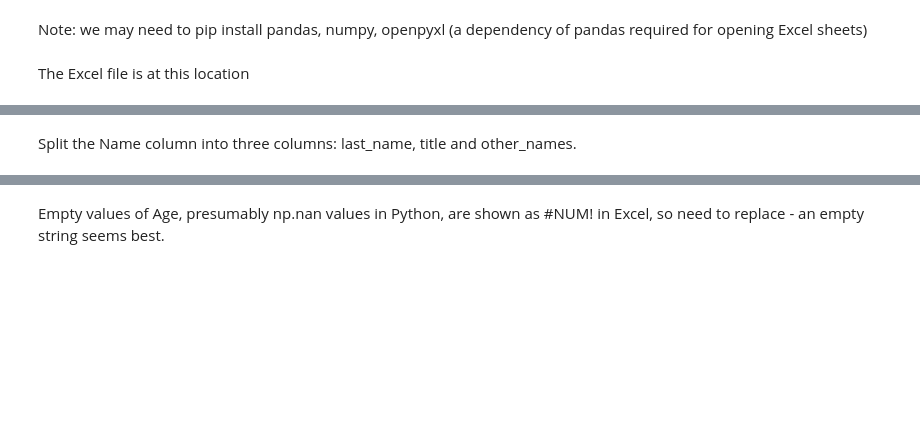
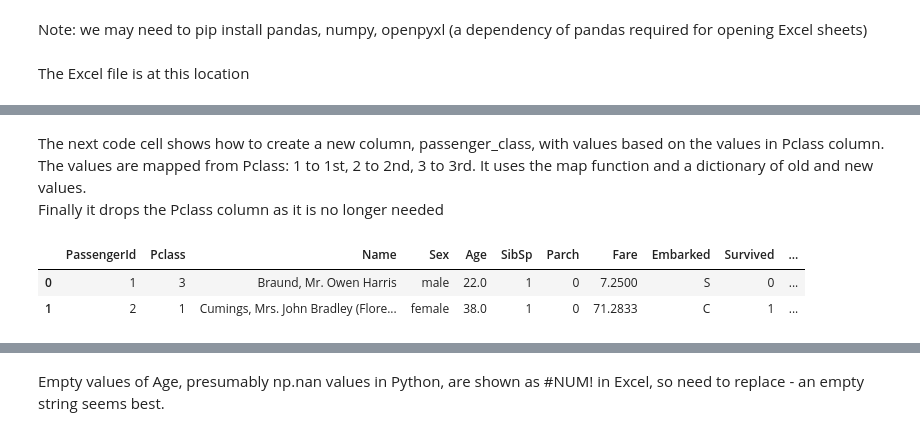
Before and after one commit to MarkWilcock/Python-Course, a Jupyter notebook: analyse data with pandas/pandas_titanic_answer.ipynb, the cells around one changed output, grey strips where cells are left out. Cells and saved outputs as stored; diff of their text form; code cells hidden in the pictures; blank space fills up the shorter version.

```diff
--- a/analyse data with pandas/pandas_titanic_answer.ipynb
+++ b/analyse data with pandas/pandas_titanic_answer.ipynb
@@ -41,2 +52,13 @@ df.head(2) # Show first 2 rows
-# %% [markdown]
-Split the Name column into three columns: last_name, title and other_names.
+# %% [markdown]
+The next code cell shows how to create a new column, passenger_class, with values based on the values in Pclass column.
+The values are mapped from Pclass: 1 to 1st, 2 to 2nd, 3 to 3rd.
+It uses the map function and a dictionary of old and new values.
+Finally it drops the Pclass column as it is no longer needed
+# %%
+df['passenger_class'] = df['Pclass'].map({1:'1st', 2:'2nd', 3:'3rd'})
+df.drop(columns='Pclass')
+df.head(2) # Show first 2 rows
+# %% [output]
+|  | PassengerId | Pclass | Name | Sex | Age | SibSp | Parch | Fare | Embarked | Survived | ... |
+| 0 | 1 | 3 | Braund, Mr. Owen Harris | male | 22.0 | 1 | 0 | 7.2500 | S | 0 | ... |
+| 1 | 2 | 1 | Cumings, Mrs. John Bradley (Flore... | female | 38.0 | 1 | 0 | 71.2833 | C | 1 | ... |
```
Also changed, not shown: parts of 35 cells of this notebook.
